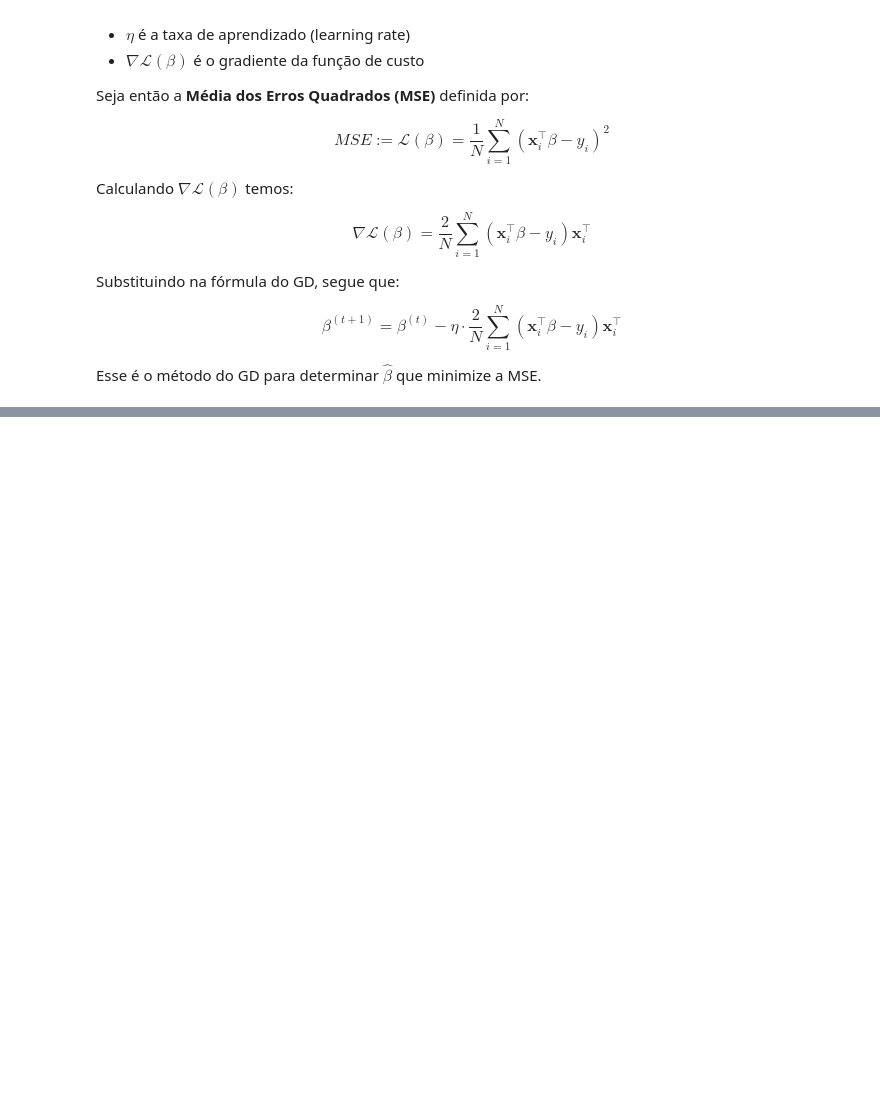
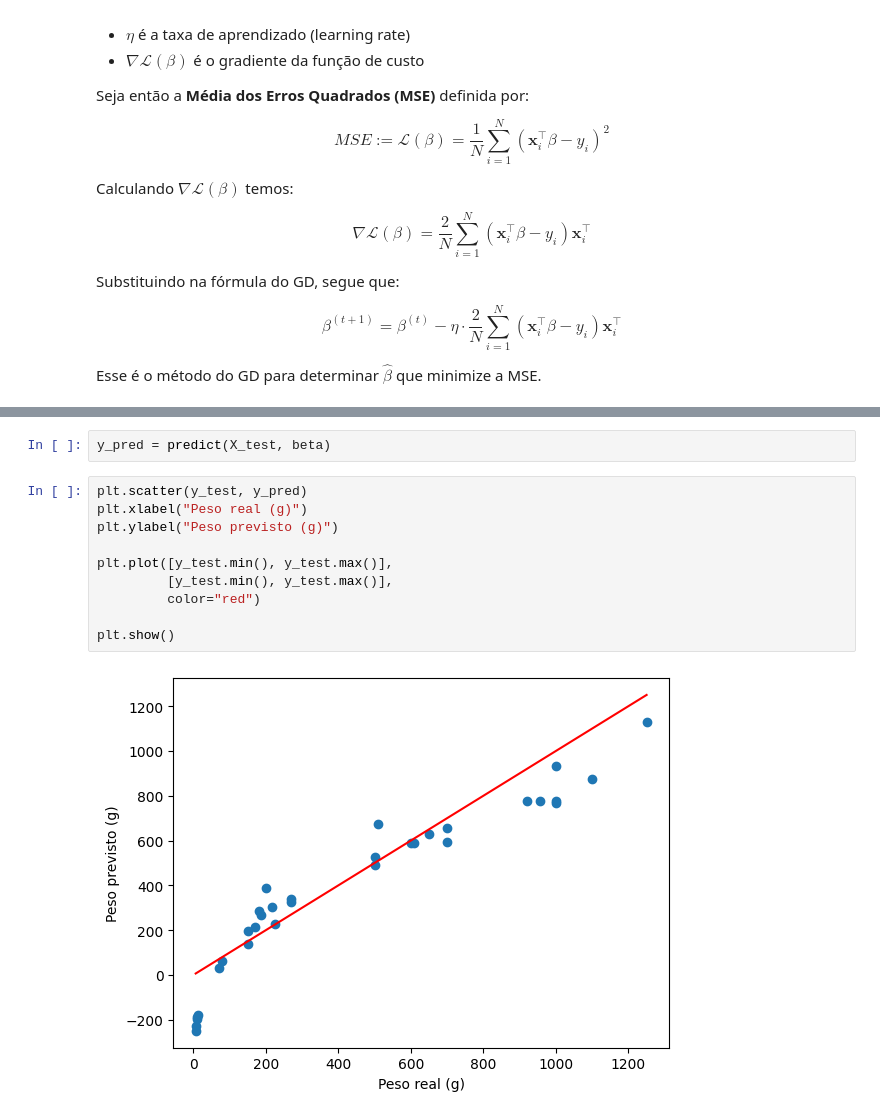
Before and after one commit to gabdourado/AI, a Jupyter notebook: ML/Supervised-Learning/Linear-Regression/Linear_Regression.ipynb, the cells around one changed output, grey strips where cells are left out. Drawn from its saved outputs; the diff is of its cells as text; blank space fills up the shorter version.

```diff
--- a/ML/Supervised-Learning/Linear-Regression/Linear_Regression.ipynb
+++ b/ML/Supervised-Learning/Linear-Regression/Linear_Regression.ipynb
@@ -122,0 +312,14 @@ Esse é o método do GD para determinar $\hat{\beta}$ que minimize a MSE.
+# %%
+y_pred = predict(X_test, beta)
+# %%
+plt.scatter(y_test, y_pred)
+plt.xlabel("Peso real (g)")
+plt.ylabel("Peso previsto (g)")
+
+plt.plot([y_test.min(), y_test.max()],
+         [y_test.min(), y_test.max()],
+         color="red")
+
+plt.show()
+# %% [output]
+[figure, added]
```
Also changed, not shown: parts of 23 cells of this notebook.
